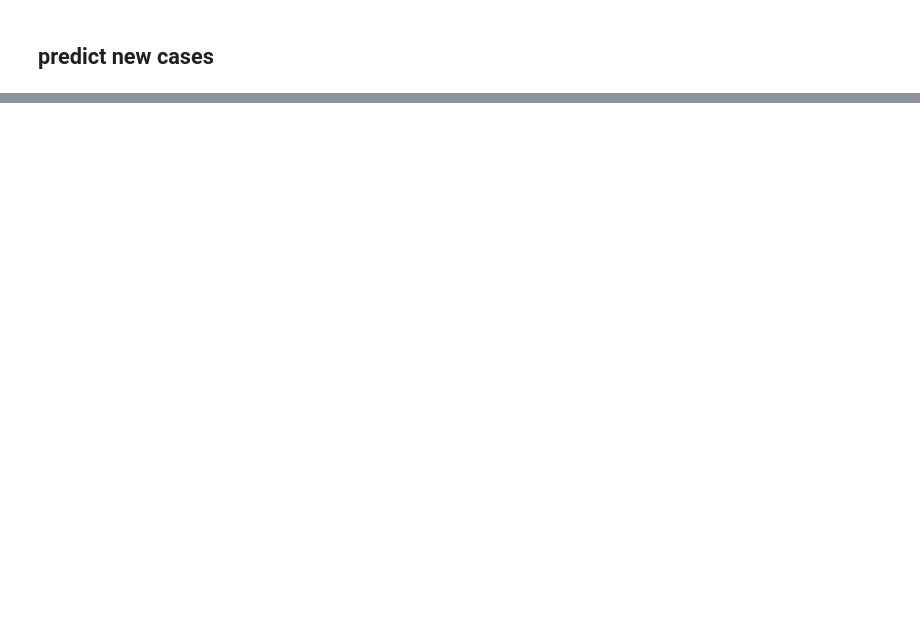
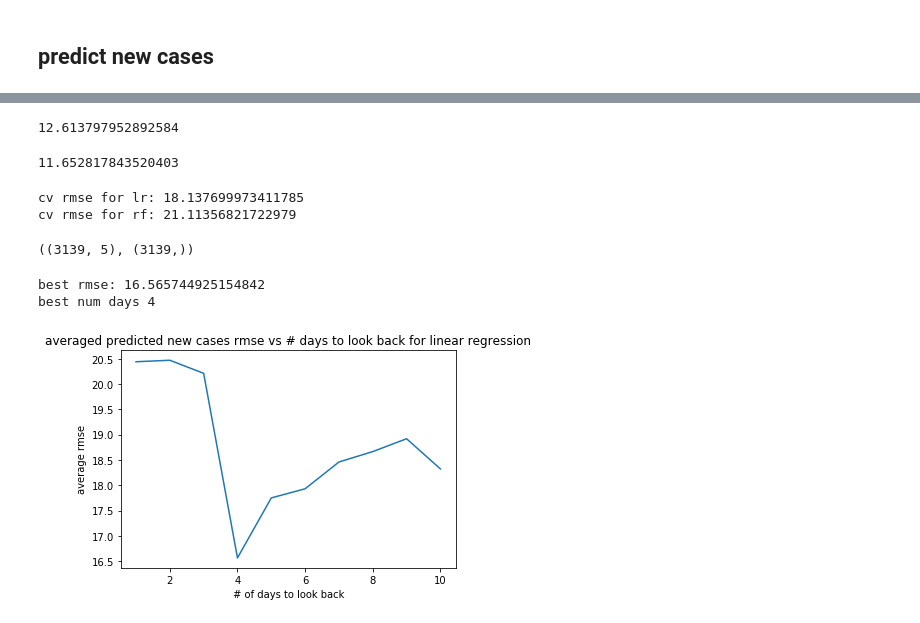
Before and after one commit to swenson-nick/Data_200_Covid, a Jupyter notebook: num_cases.ipynb, the cells around one changed output, grey strips where cells are left out. Cells and saved outputs as stored; diff of their text form; code cells hidden in the pictures; blank space fills up the shorter version.

```diff
--- a/num_cases.ipynb
+++ b/num_cases.ipynb
@@ -257,0 +275,13 @@ rmse(rf.predict(X_test), y_test)
+# %%
+X = np.hstack((X, np.array(cases['Median_Household_Income_2018']).reshape(-1, 1)))
+# %%
+X_train, X_test, y_train, y_test = train_test_split(X, y, test_size = .2, random_state = 45)
+lr.fit(X_train, y_train)
+rmse(lr.predict(X_test), y_test)
+# %% [output]
+12.613797952892584
+# %%
+rf.fit(X_train, y_train)
+rmse(rf.predict(X_test), y_test)
+# %% [output]
+11.652817843520403
@@ -257,0 +299,50 @@ rmse(rf.predict(X_test), y_test)
+# %%
+print('cv rmse for lr:', cross_validate_rmse(lr, X, y))
+print('cv rmse for rf:', cross_validate_rmse(rf, X, y))
+# %% [output]
+cv rmse for lr: 18.137699973411785
+cv rmse for rf: 21.11356821722979
+# %%
+def prepare_data(data, pred_date, num_days, extra_features = None):
+
+    t = pd.Timestamp(pred_date).strftime('%-m/%-d/%y')
+    if t not in data.columns:
+        return 'invalid date'
+
+    t_1 = pd.Timestamp(pd.Timestamp(pred_date) - pd.DateOffset(1)).strftime('%-m/%-d/%y')
+    t_2 = pd.Timestamp(pd.Timestamp(pred_date) - pd.DateOffset(2)).strftime('%-m/%-d/%y')
+    t_n = pd.Timestamp(pd.Timestamp(pred_date) - pd.DateOffset(num_days)).strftime('%-m/%-d/%y')
+    t_n1 = pd.Timestamp(pd.Timestamp(pred_date) - pd.DateOffset(num_days+1)).strftime('%-m/%-d/%y')
+
+    X = np.array(data.loc[:, t_n: t_1]) - np.array(data.loc[:, t_n1: t_2])
+    y = np.array(data.loc[:, t]) - np.array(data.loc[:, t_1])
+
+    if extra_features is not None:
+        X = np.hstack((X, np.array(data[extra_features].fillna(0))))
+
+    return X, y
+# %%
+X, y = prepare_data(cases, '05/6/20', 5)
+X.shape, y.shape
+# %% [output]
+((3139, 5), (3139,))
+# %%
+# cross validate num days on a couple different pred dates
+cv_rmses = []
+for num_days in np.arange(1, 11, 1):
+    cur_rmse = 0
+    for pred_date in ['3/1/20', '3/15/20', '4/1/20', '4/15/20', '5/1/20']:
+        X, y = prepare_data(cases, pred_date, num_days)
+        cur_rmse += cross_validate_rmse(lr, X, y)
+    cv_rmses.append(cur_rmse/5)
+print('best rmse:', np.min(cv_rmses))
+print('best num days', np.argmin(cv_rmses)+1)
+
+plt.plot(np.arange(1, 11, 1), cv_rmses)
+plt.title('averaged predicted new cases rmse vs # days to look back for linear regression')
+plt.xlabel('# of days to look back')
+plt.ylabel('average rmse');
+# %% [output]
+best rmse: 16.565744925154842
+best num days 4
+[figure, added]
```
Also changed, not shown: parts of 21 cells of this notebook.
